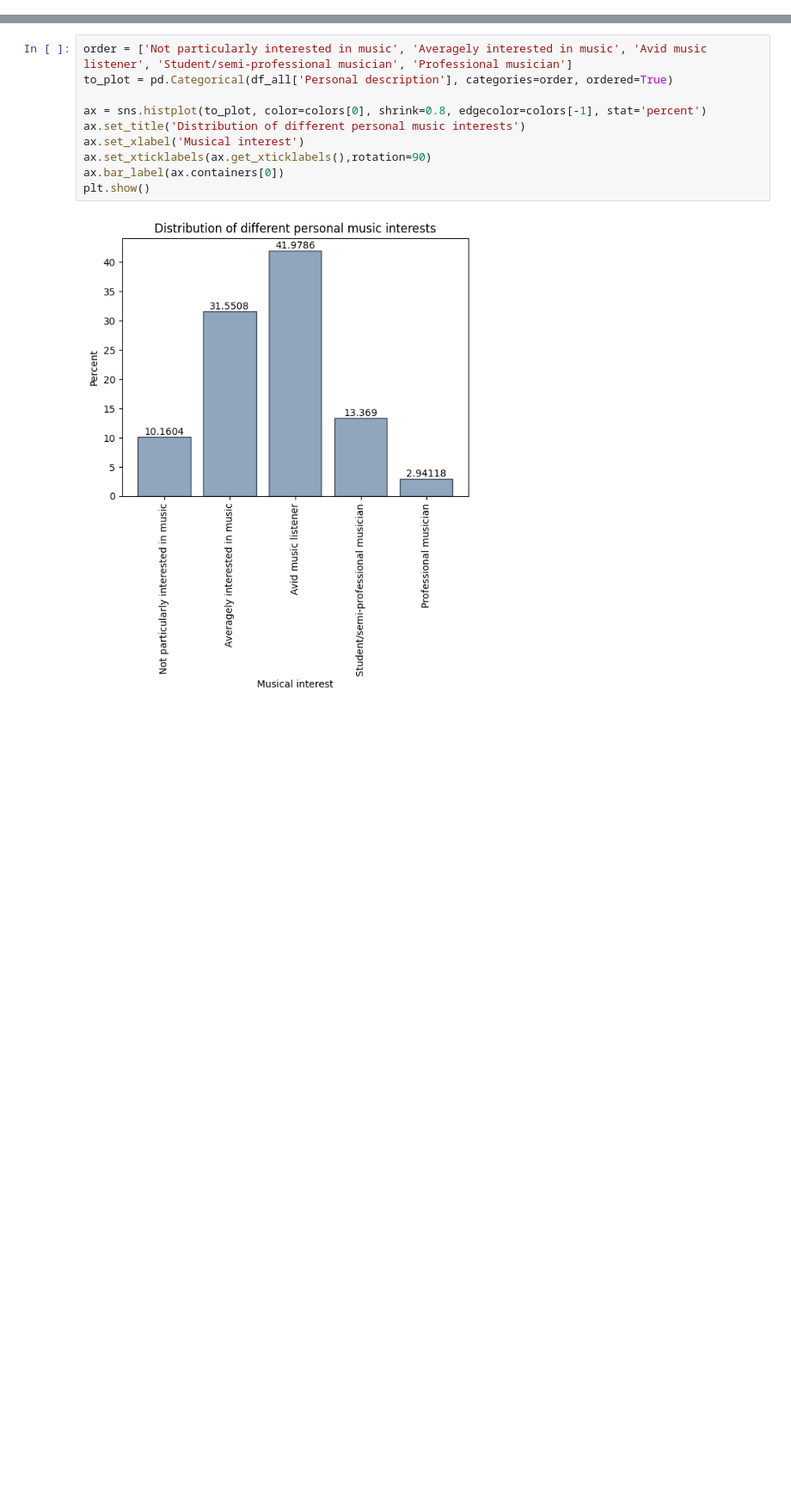
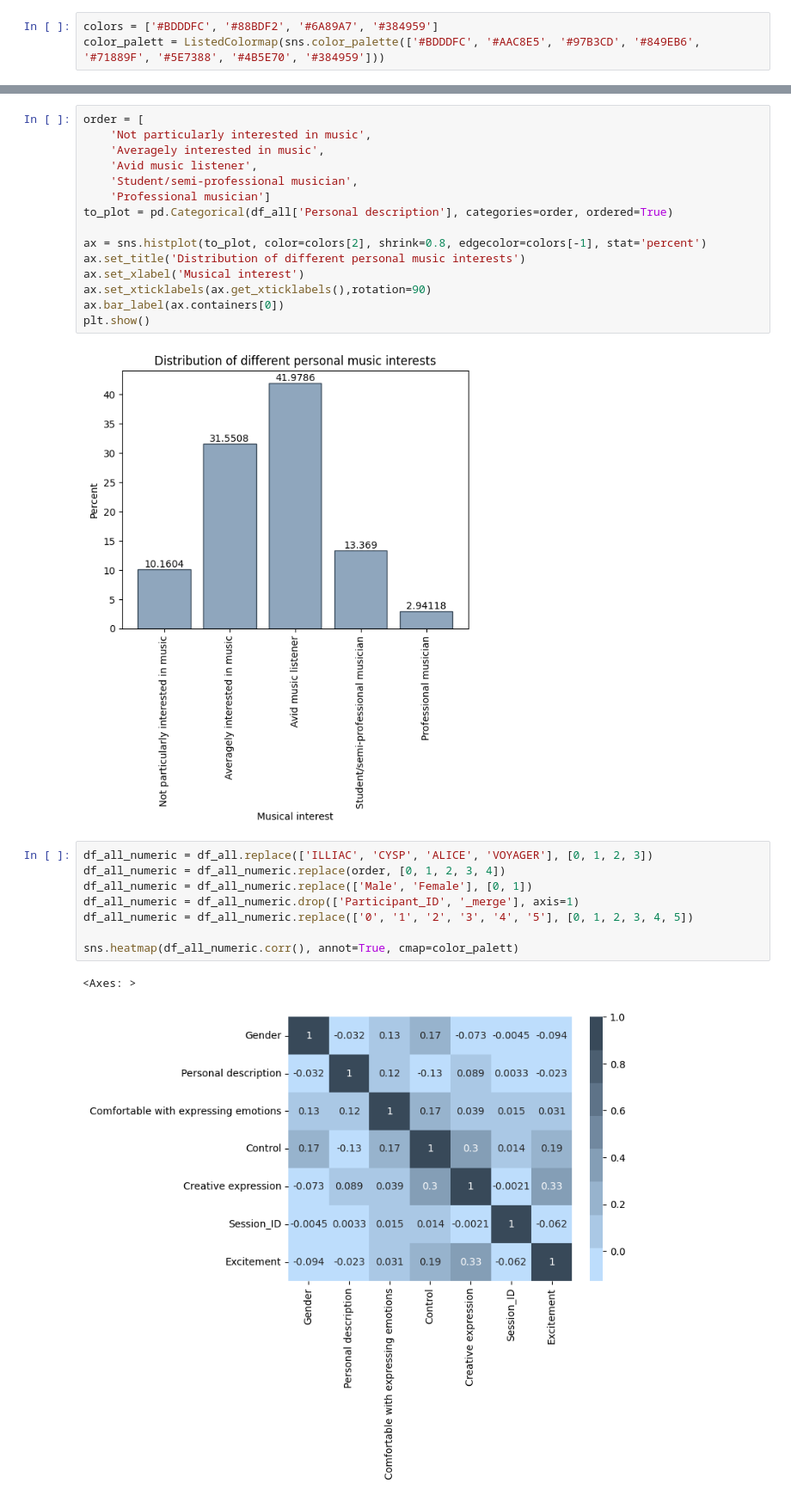
Before and after one commit to ihneskarbovik/IN5060-assignment3, a Jupyter notebook: study.ipynb, the cells around one changed output, grey strips where cells are left out. Shown: that part at 86% size. Saved outputs shown, nothing was run; the diff lists cells and outputs as text; blank space fills up the shorter version.

Commit message:
love corr plots 💅

```diff
--- a/study.ipynb
+++ b/study.ipynb
@@ -13,3 +11,6 @@ colors = ['#6A89A7', '#BDDDFC', '#88BDF2', '#384959']
+# %%
+colors = ['#BDDDFC', '#88BDF2', '#6A89A7', '#384959']
+color_palett = ListedColormap(sns.color_palette(['#BDDDFC', '#AAC8E5', '#97B3CD', '#849EB6', '#71889F', '#5E7388', '#4B5E70', '#384959']))
 # %%
 pre = pd.read_csv('data/pre.csv', quotechar='\t')
 during = pd.read_csv('data/during.csv', quotechar='\t')
@@ -174,10 +175,15 @@ plt.show()
 # %% [output]
 [figure]
 # %%
-order = ['Not particularly interested in music', 'Averagely interested in music', 'Avid music listener', 'Student/semi-professional musician', 'Professional musician']
+order = [
+    'Not particularly interested in music',
+    'Averagely interested in music',
+    'Avid music listener',
+    'Student/semi-professional musician',
+    'Professional musician']
 to_plot = pd.Categorical(df_all['Personal description'], categories=order, ordered=True)
 
-ax = sns.histplot(to_plot, color=colors[0], shrink=0.8, edgecolor=colors[-1], stat='percent')
+ax = sns.histplot(to_plot, color=colors[2], shrink=0.8, edgecolor=colors[-1], stat='percent')
 ax.set_title('Distribution of different personal music interests')
 ax.set_xlabel('Musical interest')
 ax.set_xticklabels(ax.get_xticklabels(),rotation=90)
@@ -185,3 +191,14 @@ ax.bar_label(ax.containers[0])
 plt.show()
 # %% [output]
 [figure]
+# %%
+df_all_numeric = df_all.replace(['ILLIAC', 'CYSP', 'ALICE', 'VOYAGER'], [0, 1, 2, 3])
+df_all_numeric = df_all_numeric.replace(order, [0, 1, 2, 3, 4])
+df_all_numeric = df_all_numeric.replace(['Male', 'Female'], [0, 1])
+df_all_numeric = df_all_numeric.drop(['Participant_ID', '_merge'], axis=1)
+df_all_numeric = df_all_numeric.replace(['0', '1', '2', '3', '4', '5'], [0, 1, 2, 3, 4, 5])
+
+sns.heatmap(df_all_numeric.corr(), annot=True, cmap=color_palett)
+# %% [output]
+<Axes: >
+[figure, added]
```
Also changed, not shown: parts of 2 cells of this notebook.
